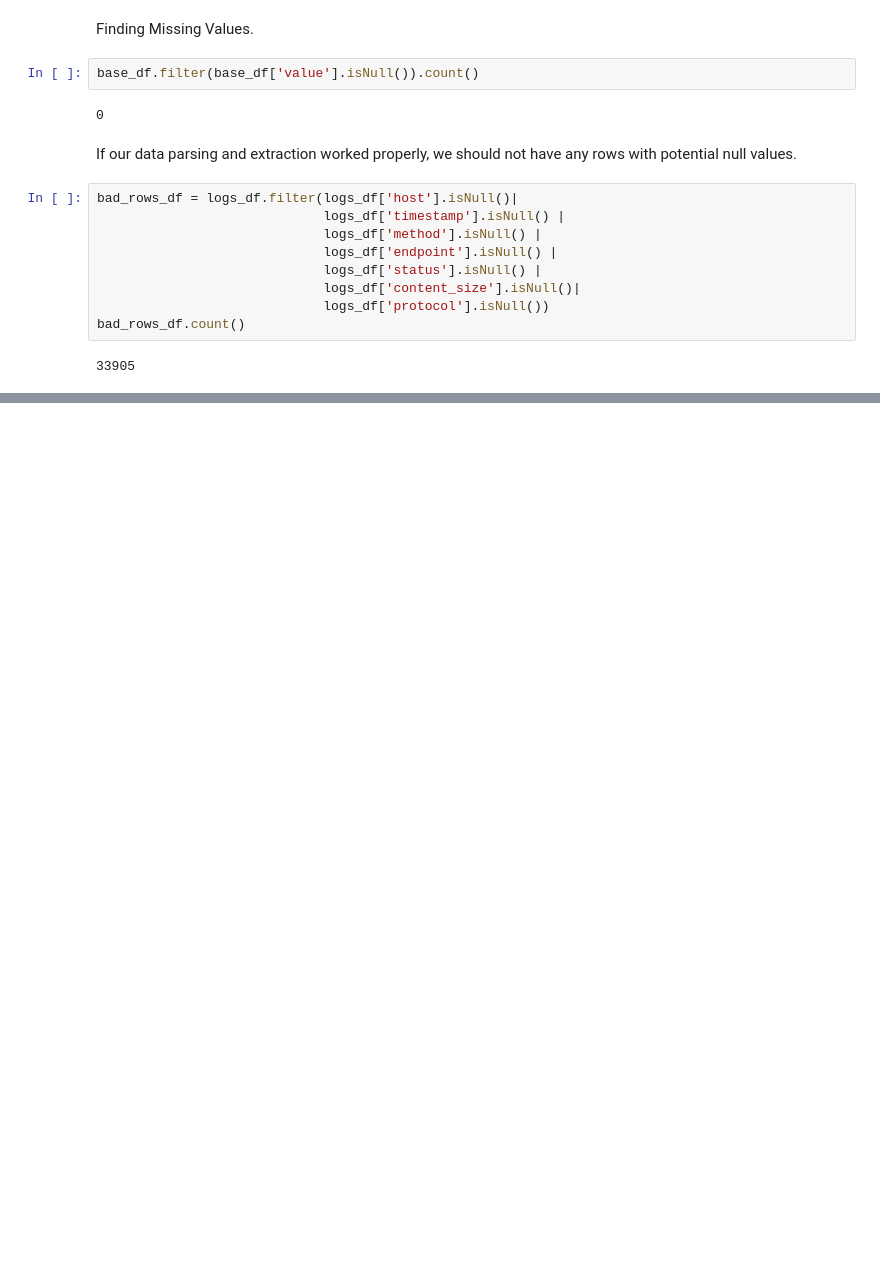
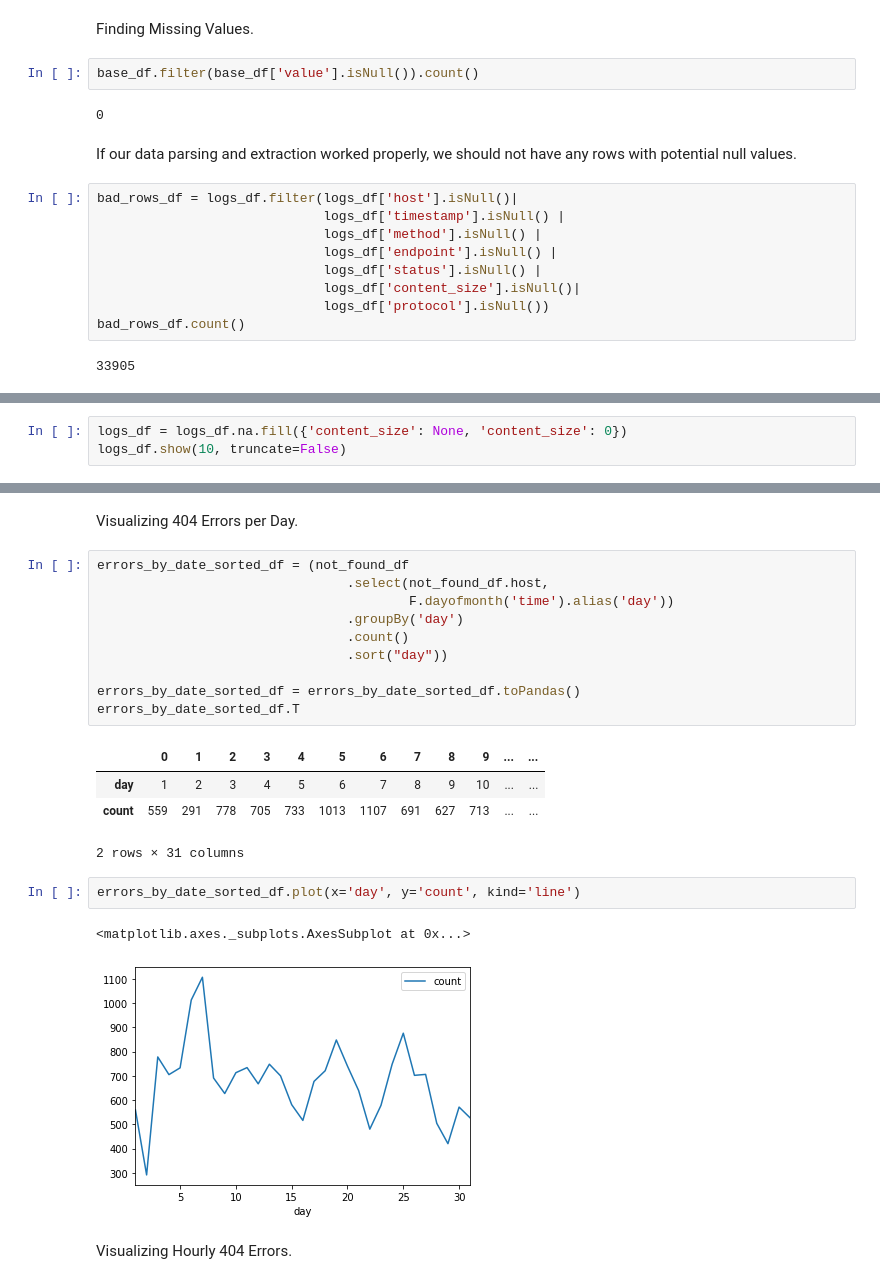
Before and after one commit to UmarFarooqui/Data_Wrangling, a Jupyter notebook: data_wrangling_with_spark/Data_Wrangling_With_Spark.ipynb, the cells around one changed output, grey strips where cells are left out. Drawn from its saved outputs; the diff is of its cells as text; blank space fills up the shorter version.

```diff
--- a/data_wrangling_with_spark/Data_Wrangling_With_Spark.ipynb
+++ b/data_wrangling_with_spark/Data_Wrangling_With_Spark.ipynb
@@ -280,0 +413,3 @@ bad_rows_df.count()
+# %%
+logs_df = logs_df.na.fill({'content_size': None, 'content_size': 0})
+logs_df.show(10, truncate=False)
@@ -280,0 +826,24 @@ bad_rows_df.count()
+# %% [markdown]
+Visualizing 404 Errors per Day.
+# %%
+errors_by_date_sorted_df = (not_found_df
+                                .select(not_found_df.host,
+                                        F.dayofmonth('time').alias('day'))
+                                .groupBy('day')
+                                .count()
+                                .sort("day"))
+
+errors_by_date_sorted_df = errors_by_date_sorted_df.toPandas()
+errors_by_date_sorted_df.T
+# %% [output]
+|  | 0 | 1 | 2 | 3 | 4 | 5 | 6 | 7 | 8 | 9 | ... | ... |
+| day | 1 | 2 | 3 | 4 | 5 | 6 | 7 | 8 | 9 | 10 | ... | ... |
+| count | 559 | 291 | 778 | 705 | 733 | 1013 | 1107 | 691 | 627 | 713 | ... | ... |
+2 rows × 31 columns
+# %%
+errors_by_date_sorted_df.plot(x='day', y='count', kind='line')
+# %% [output]
+<matplotlib.axes._subplots.AxesSubplot at 0x...>
+[figure, added]
+# %% [markdown]
+Visualizing Hourly 404 Errors.
```
Also changed, not shown: parts of 71 cells of this notebook.
